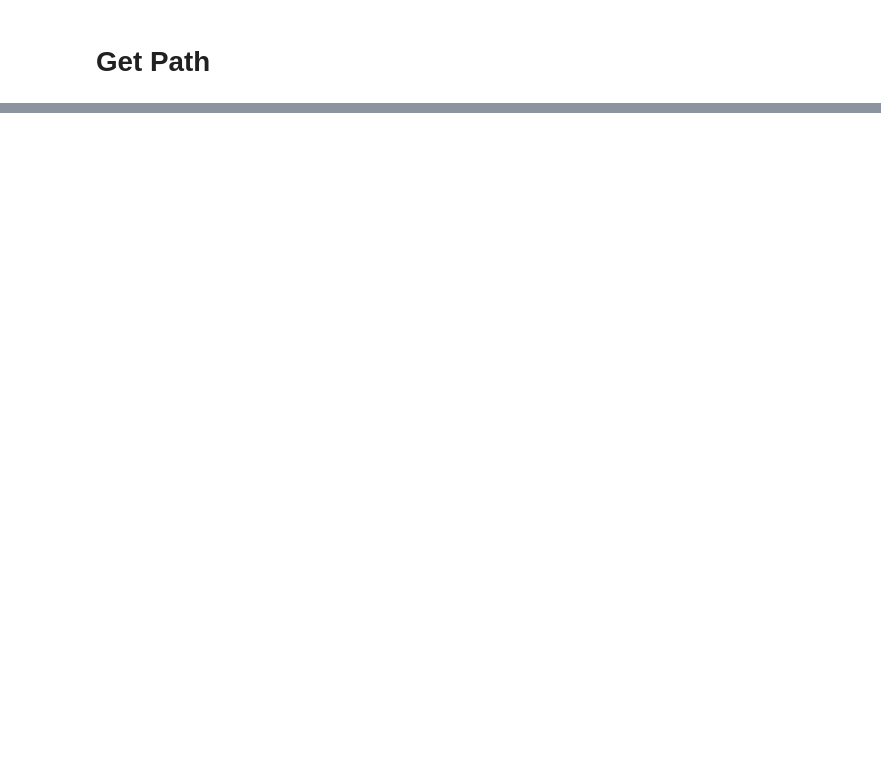
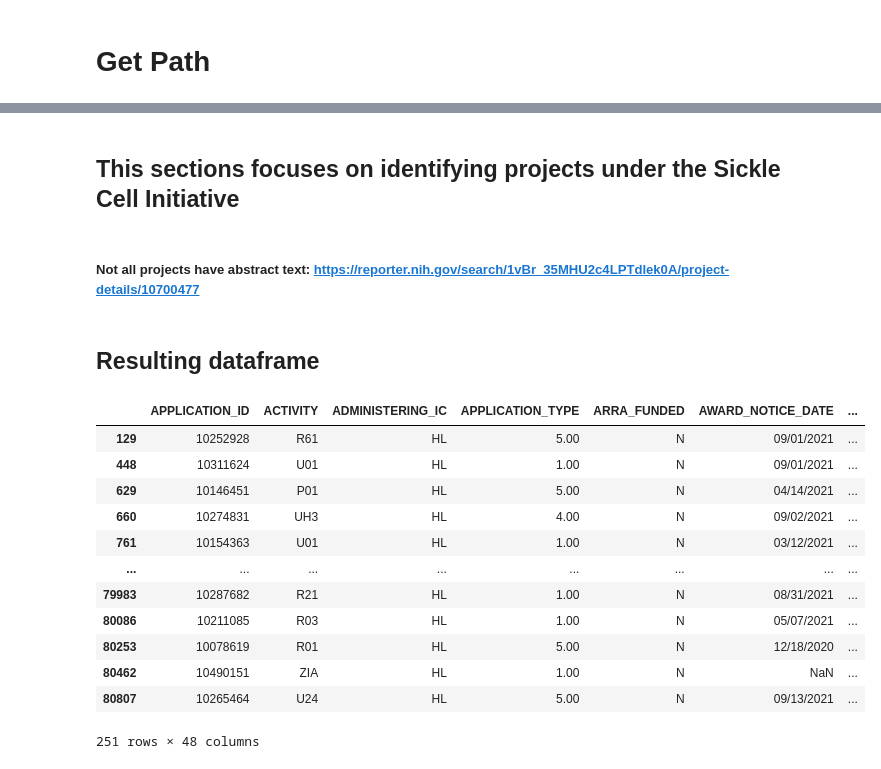
Before and after one commit to NiikNiik/Sickle_Cell_NIH_RePorter, a Jupyter notebook: Sickle_cell.ipynb, the cells around one changed output, grey strips where cells are left out. Drawn from its saved outputs; the diff is of its cells as text; code cells hidden in the pictures; blank space fills up the shorter version.

```diff
--- a/Sickle_cell.ipynb
+++ b/Sickle_cell.ipynb
@@ -57,12 +115,16 @@ C:\Users\NAjani
+# %% [markdown]
+## This sections focuses on identifying projects under the Sickle Cell Initiative
+# %% [markdown]
+##### Not all projects have abstract text: https://reporter.nih.gov/search/1vBr_35MHU2c4LPTdlek0A/project-details/10700477
 # %%
-def sickle_cell_cat_NHLBI(df):
-    """Filters NHLBI projects related to Sickle Cell Disease funded by NHLBI."""
+def sickle_cell_cat_NHLBI(NHLBI_db):
+    # Extract CRISPR projects based on key words, making the search case-insensitive
+    df_x = NHLBI_db[NHLBI_db["PROJECT_TERMS"].str.contains("Sickle Cell", case=False) |
+                    NHLBI_db["PROJECT_TERMS"].str.contains("gene therapy", case=False) |
+                    NHLBI_db["PROJECT_TERMS"].str.contains("Sickle Cell Anemia", case=False)]
 
-    # Drop rows with missing spending categories
-    df = df.dropna(subset=['NIH_SPENDING_CATS'])
+    df_y = df_x[df_x["NIH_SPENDING_CATS"].str.contains("Gene Therapy", case=False) |
+                df_x["NIH_SPENDING_CATS"].str.contains("Gene Therapy Clinical Trials", case=False) |
+                df_x["NIH_SPENDING_CATS"].str.contains("Sickle Cell Disease", case=False)]
 
-    # Filter for Sickle Cell Disease projects
-    filtered_df = df[df["NIH_SPENDING_CATS"].str.contains("Sickle Cell Disease", case=False, na=False)]
-
-    # Further filter for NHLBI-funded projects
-    return filtered_df[filtered_df["IC_NAME"].str.contains("NATIONAL HEART, LUNG, AND BLOOD INSTITUTE", case=False, na=False)]
+    return df_y
@@ -79,0 +131,18 @@ def Gene_Therapy_NHLBI(df):
+# %% [markdown]
+## Resulting dataframe
+# %%
+sickle_cell_cat_NHLBI(NHLBI_db)
+# %% [output]
+|  | APPLICATION_ID | ACTIVITY | ADMINISTERING_IC | APPLICATION_TYPE | ARRA_FUNDED | AWARD_NOTICE_DATE | ... |
+| 129 | 10252928 | R61 | HL | 5.00 | N | 09/01/2021 | ... |
+| 448 | 10311624 | U01 | HL | 1.00 | N | 09/01/2021 | ... |
+| 629 | 10146451 | P01 | HL | 5.00 | N | 04/14/2021 | ... |
+| 660 | 10274831 | UH3 | HL | 4.00 | N | 09/02/2021 | ... |
+| 761 | 10154363 | U01 | HL | 1.00 | N | 03/12/2021 | ... |
+| ... | ... | ... | ... | ... | ... | ... | ... |
+| 79983 | 10287682 | R21 | HL | 1.00 | N | 08/31/2021 | ... |
+| 80086 | 10211085 | R03 | HL | 1.00 | N | 05/07/2021 | ... |
+| 80253 | 10078619 | R01 | HL | 5.00 | N | 12/18/2020 | ... |
+| 80462 | 10490151 | ZIA | HL | 1.00 | N | NaN | ... |
+| 80807 | 10265464 | U24 | HL | 5.00 | N | 09/13/2021 | ... |
+251 rows × 48 columns
```
Also changed, not shown: parts of 10 cells of this notebook.
